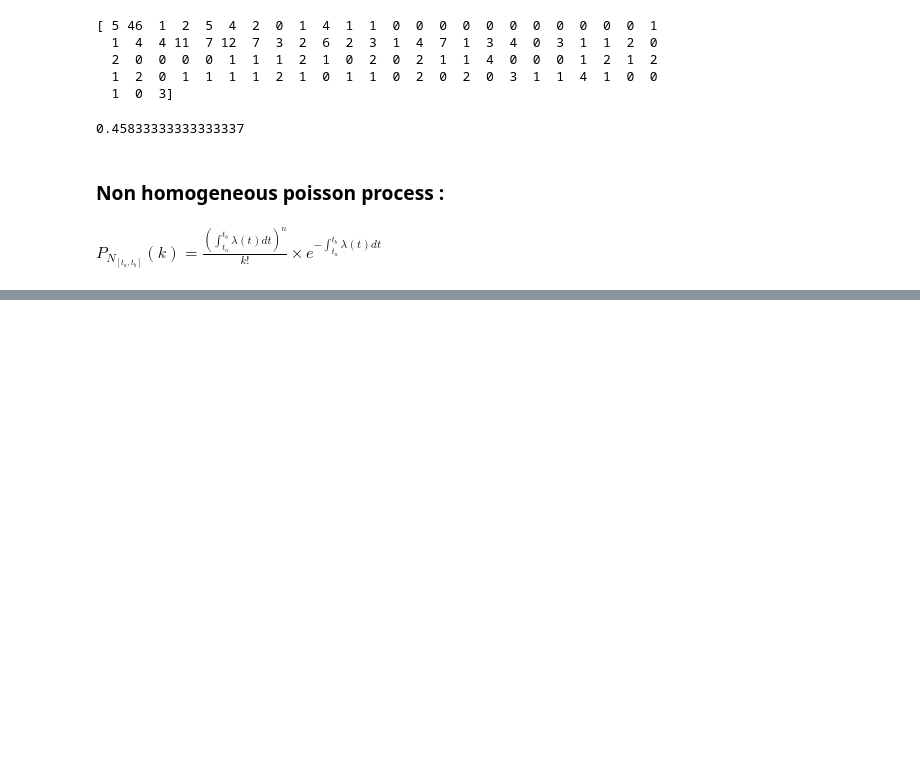
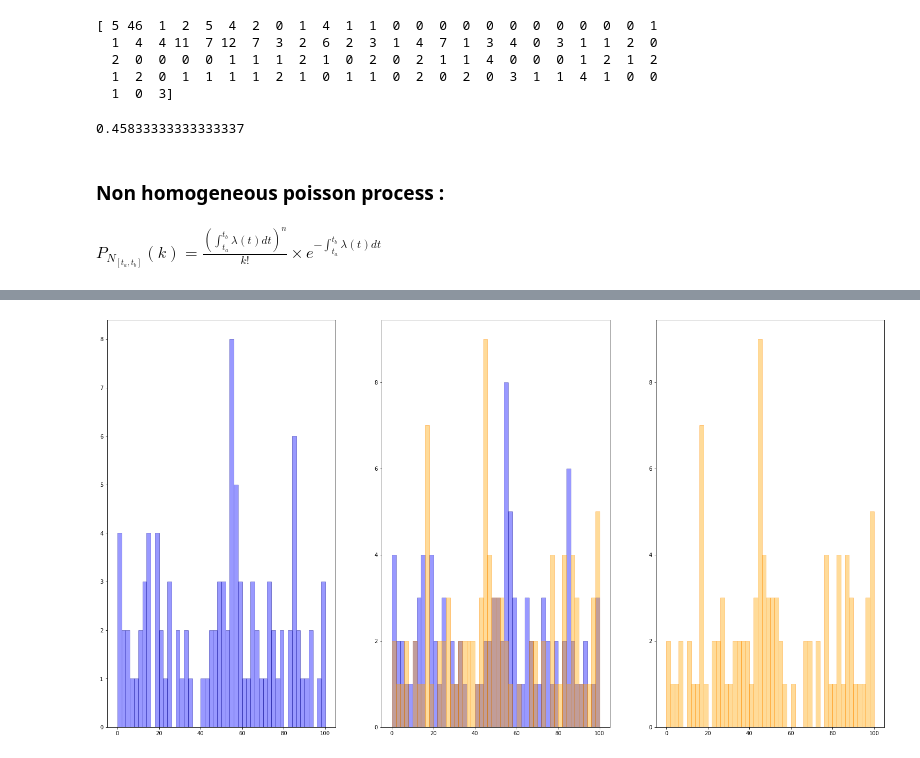
Before and after one commit to neonicoo/TPs-Stochastic-Processes, a Jupyter notebook: TP-Spike-trains-modeling-poisson-process.ipynb, the cells around one changed output, grey strips where cells are left out. Cells and saved outputs as stored; diff of their text form; code cells hidden in the pictures; blank space fills up the shorter version.

```diff
--- a/TP-Spike-trains-modeling-poisson-process.ipynb
+++ b/TP-Spike-trains-modeling-poisson-process.ipynb
@@ -198,0 +202,17 @@ plt.show()
+# %%
+time = np.linspace(0.01, 10, 100)
+p_list = np.linspace(0, 1, 100)
+eventsP = [] # nb de succés p
+eventsQ = [] # nb echecs 1-p = q
+probas = []
+
+for t in time:
+    p = round(random.choice(proba_list), 3)
+    rvs =  bernoulli.rvs(p, size = 100)
+    probas.append(p)
+    eventsP.append(Counter(rvs)[1])
+    eventsQ.append(Counter(rvs)[0])
+
+print("Les probabilites p : ", probas, "\n")
+print("Nombre de succes : ", eventsP, "\n")
+print("Nombre d'echecs : ", eventsQ)
@@ -198,0 +225,16 @@ plt.show()
+# %%
+plt.figure(figsize=(26, 14))
+
+plt.subplot(1,3,1)
+plt.hist(eventsP, alpha=0.4, bins = 50, color = "blue", edgecolor = "darkblue")
+
+plt.subplot(1,3,2)
+plt.hist(eventsP, alpha=0.4, bins = 50, color = "blue", edgecolor = "darkblue")
+plt.hist(eventsQ, alpha = 0.4, bins = 50, color = "orange", edgecolor = "darkorange")
+
+plt.subplot(1,3,3)
+plt.hist(eventsQ, alpha = 0.4, bins = 50, color = "orange", edgecolor = "darkorange")
+
+plt.show()
+# %% [output]
+[figure, added]
```
Also changed, not shown: parts of 11 cells of this notebook.
